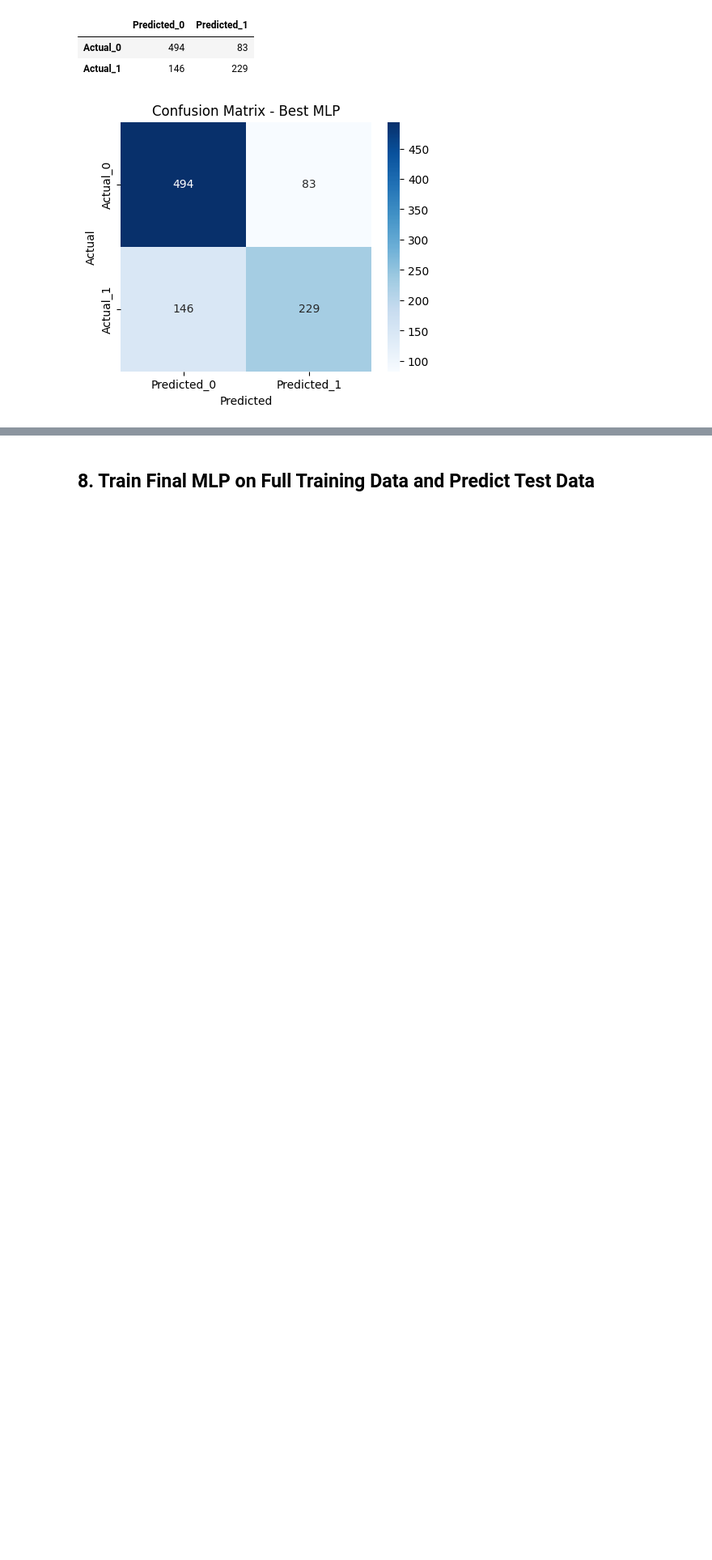
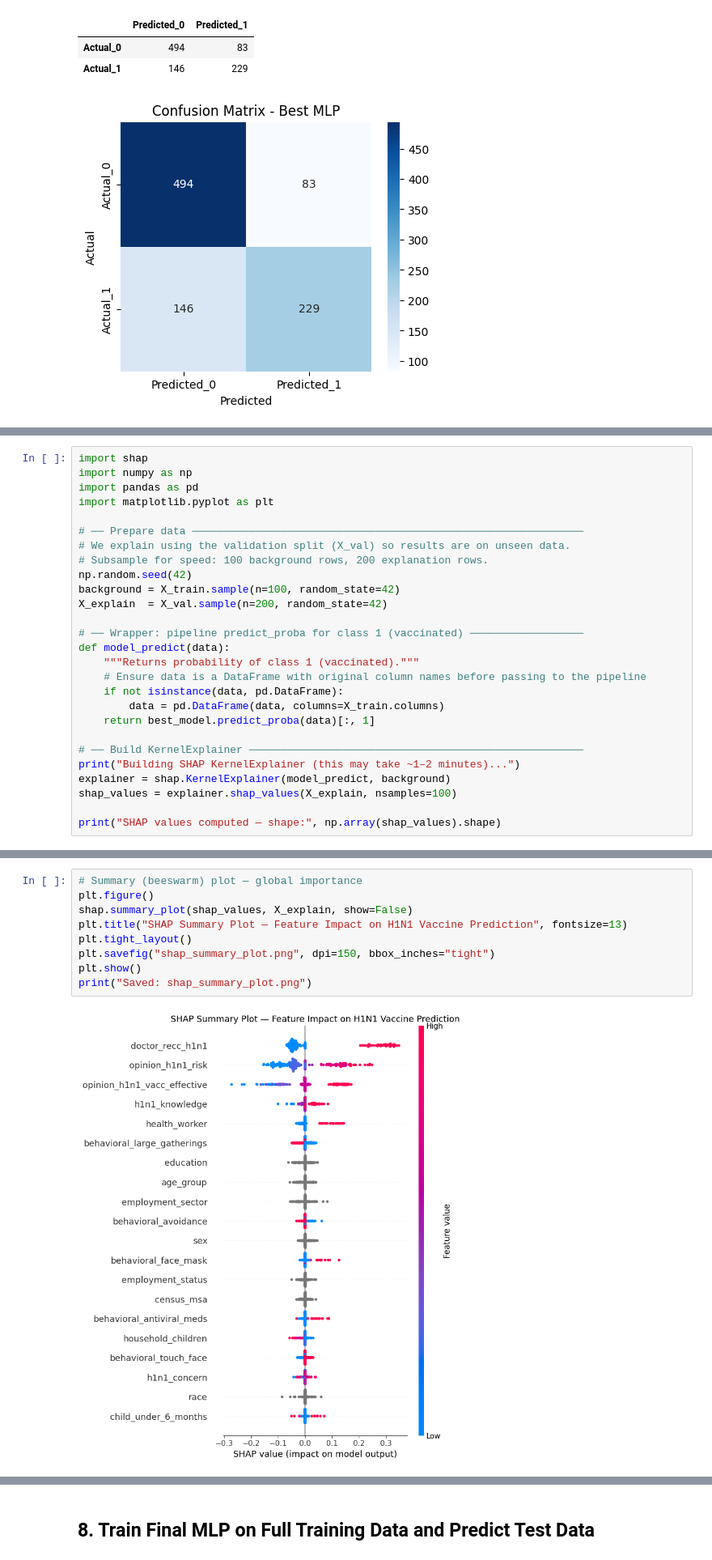
Before and after one commit to ansmalik67/nanSense-ds-hack, a Jupyter notebook: challenge_submission_group_O_order_4.ipynb, the cells around one changed output, grey strips where cells are left out. Shown at 81% size. Drawn from its saved outputs; the diff is of its cells as text; blank space fills up the shorter version.

Commit message:
added explainable ai

```diff
--- a/challenge_submission_group_O_order_4.ipynb
+++ b/challenge_submission_group_O_order_4.ipynb
@@ -411,0 +430,27 @@ plt.show()
+# %%
+import shap
+import numpy as np
+import pandas as pd
+import matplotlib.pyplot as plt
+
+# ── Prepare data ──────────────────────────────────────────────────────────────
+# We explain using the validation split (X_val) so results are on unseen data.
+# Subsample for speed: 100 background rows, 200 explanation rows.
+np.random.seed(42)
+background = X_train.sample(n=100, random_state=42)
+X_explain  = X_val.sample(n=200, random_state=42)
+
+# ── Wrapper: pipeline predict_proba for class 1 (vaccinated) ──────────────────
+def model_predict(data):
+    """Returns probability of class 1 (vaccinated)."""
+    # Ensure data is a DataFrame with original column names before passing to the pipeline
+    if not isinstance(data, pd.DataFrame):
+        data = pd.DataFrame(data, columns=X_train.columns)
+    return best_model.predict_proba(data)[:, 1]
+
+# ── Build KernelExplainer ─────────────────────────────────────────────────────
+print("Building SHAP KernelExplainer (this may take ~1–2 minutes)...")
+explainer = shap.KernelExplainer(model_predict, background)
+shap_values = explainer.shap_values(X_explain, nsamples=100)
+
+print("SHAP values computed — shape:", np.array(shap_values).shape)
@@ -411,0 +464,11 @@ plt.show()
+# %%
+# Summary (beeswarm) plot — global importance
+plt.figure()
+shap.summary_plot(shap_values, X_explain, show=False)
+plt.title("SHAP Summary Plot — Feature Impact on H1N1 Vaccine Prediction", fontsize=13)
+plt.tight_layout()
+plt.savefig("shap_summary_plot.png", dpi=150, bbox_inches="tight")
+plt.show()
+print("Saved: shap_summary_plot.png")
+# %% [output]
+[figure, added]
```
Also changed, not shown: parts of 15 cells of this notebook.
